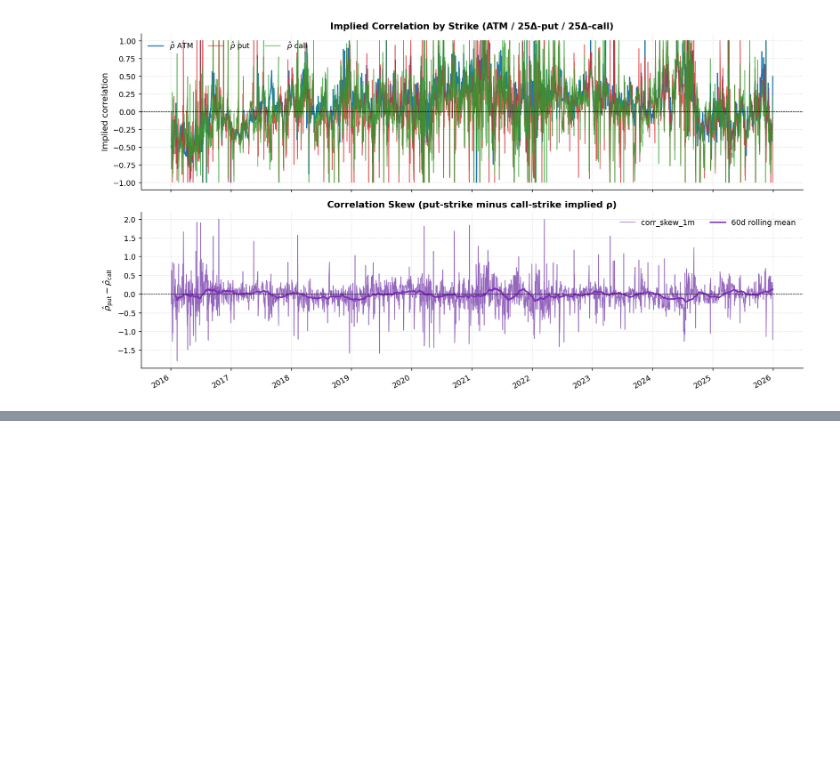
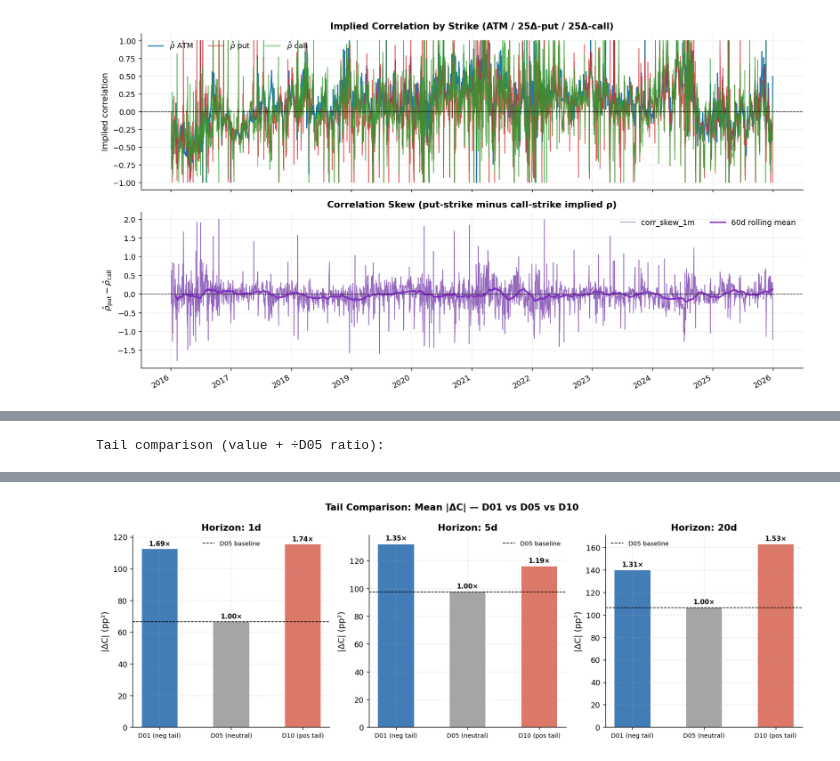
Before and after one commit to kevin-m-chang/MATH-86-Quanto-Project, a Jupyter notebook: notebooks/analysis_corr_skew.ipynb, the cells around one changed output, grey strips where cells are left out. Cells and saved outputs as stored; diff of their text form; code cells hidden in the pictures; blank space fills up the shorter version.

```diff
--- a/notebooks/analysis_corr_skew.ipynb
+++ b/notebooks/analysis_corr_skew.ipynb
@@ -473,0 +314,57 @@ plt.show()
+# %%
+TAIL_REGIMES = {"D01 (neg tail)": "D01", "D05 (neutral)": "D05", "D10 (pos tail)": "D10"}
+
+rows = []
+for label, decile in TAIL_REGIMES.items():
+    mask = df["skew_decile"] == decile
+    sub  = df[mask]
+    n    = mask.sum()
+    row  = {"Regime": label, "N": n}
+    row["mean corr_skew"]       = sub["corr_skew_1m"].mean()
+    row["mean signed Δρ (20d)"] = sub["rho_drift_20d"].mean()
+    for h in HORIZONS:
+        row[f"|Δρ| {h}"]  = sub[f"abs_rho_drift_{h}"].mean()
+        row[f"|ΔC| {h}"]  = sub[f"abs_cross_term_drift_{h}"].mean()
+    rows.append(row)
+
+tail_tbl = pd.DataFrame(rows).set_index("Regime")
+
+# Compute ratio-to-D05
+base_row = tail_tbl.loc["D05 (neutral)"]
+ratio_tbl = tail_tbl.copy()
+for col in tail_tbl.columns:
+    if col == "N":
+        continue
+    ratio_tbl[col] = tail_tbl[col].apply(
+        lambda v: f"{v:.4f}  ({v/base_row[col]:.2f}×)" if base_row[col] != 0 else f"{v:.4f}"
+    )
+
+print("Tail comparison (value + ÷D05 ratio):")
+display(ratio_tbl)
+
+# ── Chart: tail comparison at all three horizons ───────────────────────────────
+fig, axes = plt.subplots(1, 3, figsize=(13, 4.5))
+fig.suptitle("Tail Comparison: Mean |ΔC| — D01 vs D05 vs D10",
+             fontweight="bold", fontsize=12)
+
+colors = {"D01 (neg tail)": "#2166ac", "D05 (neutral)": "#969696", "D10 (pos tail)": "#d6604d"}
+
+for ax, h in zip(axes, HORIZONS):
+    vals  = [tail_tbl.loc[lbl, f"|ΔC| {h}"] for lbl in TAIL_REGIMES]
+    base  = tail_tbl.loc["D05 (neutral)", f"|ΔC| {h}"]
+    clrs  = list(colors.values())
+    bars  = ax.bar(list(TAIL_REGIMES.keys()), vals, color=clrs, alpha=0.85, width=0.5)
+    ax.axhline(base, color="k", lw=0.9, ls="--", label="D05 baseline")
+    # annotate ratios
+    for bar, v in zip(bars, vals):
+        ax.text(bar.get_x() + bar.get_width()/2, v + base*0.02,
+                f"{v/base:.2f}×", ha="center", va="bottom", fontsize=8.5, fontweight="bold")
+    ax.set_title(f"Horizon: {h}", fontweight="bold")
+    ax.set_ylabel("|ΔC| (pp²)")
+    ax.tick_params(axis="x", labelsize=8)
+    ax.legend(frameon=False, fontsize=8)
+
+fig.tight_layout()
+plt.show()
+# %% [output]
+Tail comparison (value + ÷D05 ratio):
@@ -473,0 +376 @@ plt.show()
+[figure, added]
```
Also changed, not shown: parts of 21 cells of this notebook.
